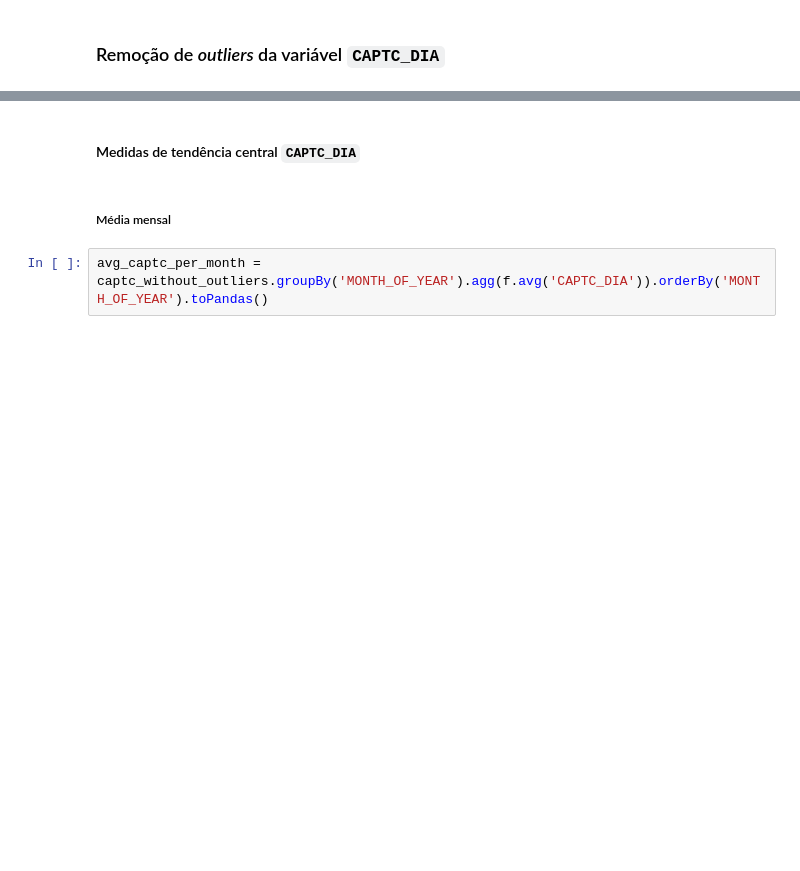
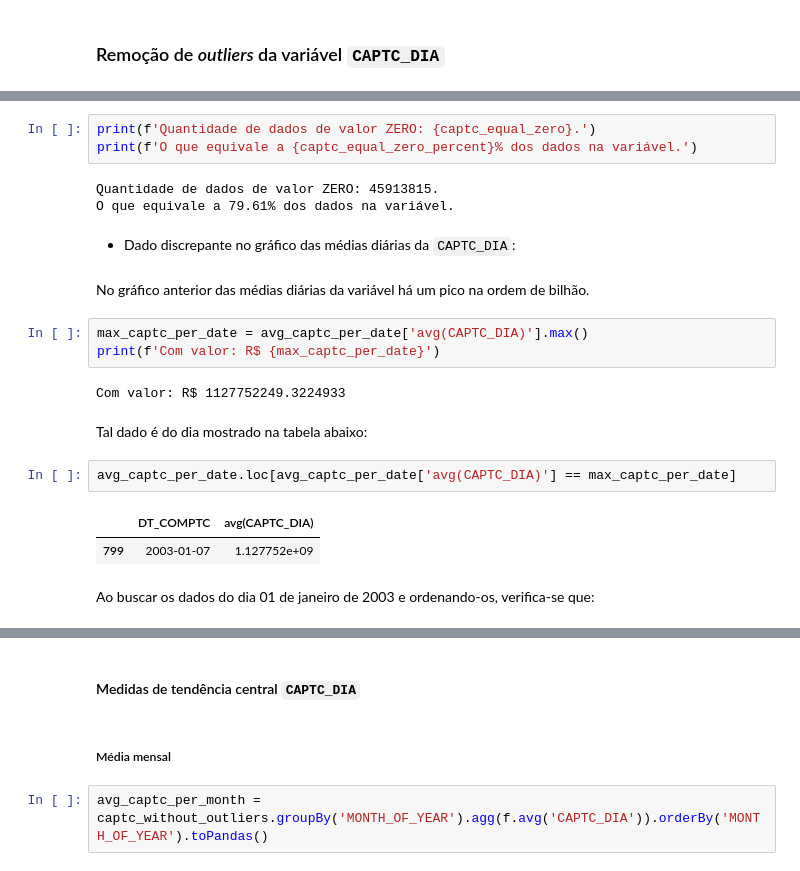
Before and after one commit to PauloMarvin/ETL-CVM, a Jupyter notebook: 03_refined_data_analysis.ipynb, the cells around one changed output, grey strips where cells are left out. Drawn from its saved outputs; the diff is of its cells as text; blank space fills up the shorter version.

```diff
--- a/03_refined_data_analysis.ipynb
+++ b/03_refined_data_analysis.ipynb
@@ -683,0 +690,24 @@ superior = Q3 + (1.5 * IIQ)
+# %%
+print(f'Quantidade de dados de valor ZERO: {captc_equal_zero}.')
+print(f'O que equivale a {captc_equal_zero_percent}% dos dados na variável.')
+# %% [output]
+Quantidade de dados de valor ZERO: 45913815.
+O que equivale a 79.61% dos dados na variável.
+# %% [markdown]
+* Dado discrepante no gráfico das médias diárias da `CAPTC_DIA`:
+# %% [markdown]
+No gráfico anterior das médias diárias da variável há um pico na ordem de bilhão.
+# %%
+max_captc_per_date = avg_captc_per_date['avg(CAPTC_DIA)'].max()
+print(f'Com valor: R$ {max_captc_per_date}')
+# %% [output]
+Com valor: R$ 1127752249.3224933
+# %% [markdown]
+Tal dado é do dia mostrado na tabela abaixo:
+# %%
+avg_captc_per_date.loc[avg_captc_per_date['avg(CAPTC_DIA)'] == max_captc_per_date]
+# %% [output]
+|  | DT_COMPTC | avg(CAPTC_DIA) |
+| 799 | 2003-01-07 | 1.127752e+09 |
+# %% [markdown]
+Ao buscar os dados do dia 01 de janeiro de 2003 e ordenando-os, verifica-se que:
```
Also changed, not shown: parts of 38 cells of this notebook.
